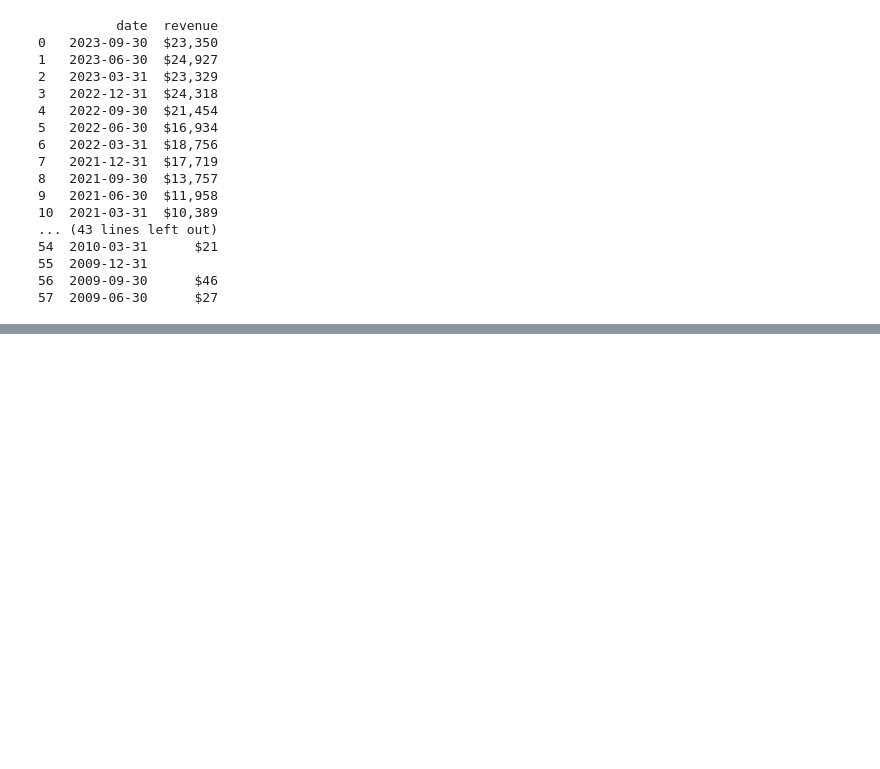
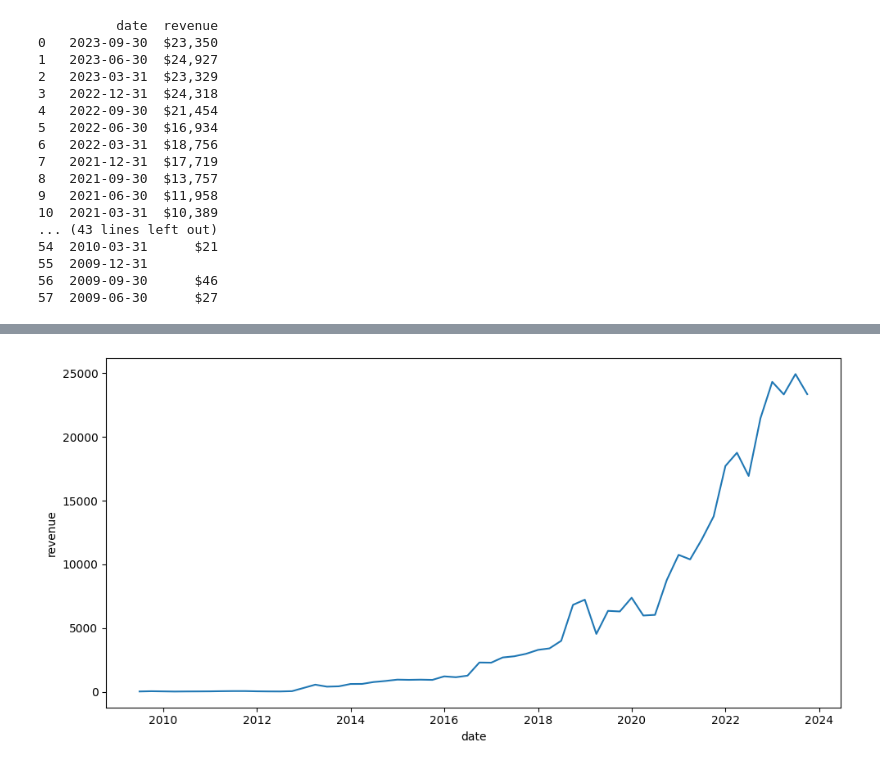
Before and after one commit to 4GeeksAcademy/hassan-web-scraping-project-tutorial, a Jupyter notebook: src/Tesla_project.ipynb, the cells around one changed output, grey strips where cells are left out. Cells and saved outputs as stored; diff of their text form; code cells hidden in the pictures; blank space fills up the shorter version.

```diff
--- a/src/Tesla_project.ipynb
+++ b/src/Tesla_project.ipynb
@@ -88,6 +88,3 @@ df.to_csv('quarterly_revenue_data.csv', index=False)
 55  2009-12-31
 56  2009-09-30      $46
 57  2009-06-30      $27
-# %%
-df['revenue'] = df['revenue'].str.replace('$', '').str.replace(',', '')
-print(df['revenue'])
@@ -111,0 +91,3 @@ Name: revenue, dtype: object
+# %%
+df = df[df["revenue"] != ""]
+df.head()
@@ -132,0 +149,15 @@ OperationalError: near ")": syntax error
+# %%
+import matplotlib.pyplot as plt
+import seaborn as sns
+
+fig, axis = plt.subplots(figsize = (10, 5))
+
+df["date"] = pd.to_datetime(df["date"])
+df["revenue"] = df["revenue"].astype('int')
+sns.lineplot(data = df, x = "date", y = "revenue")
+
+plt.tight_layout()
+
+plt.show()
+# %% [output]
+[figure, added]
```
Also changed, not shown: parts of 9 cells of this notebook, 1 other file.
